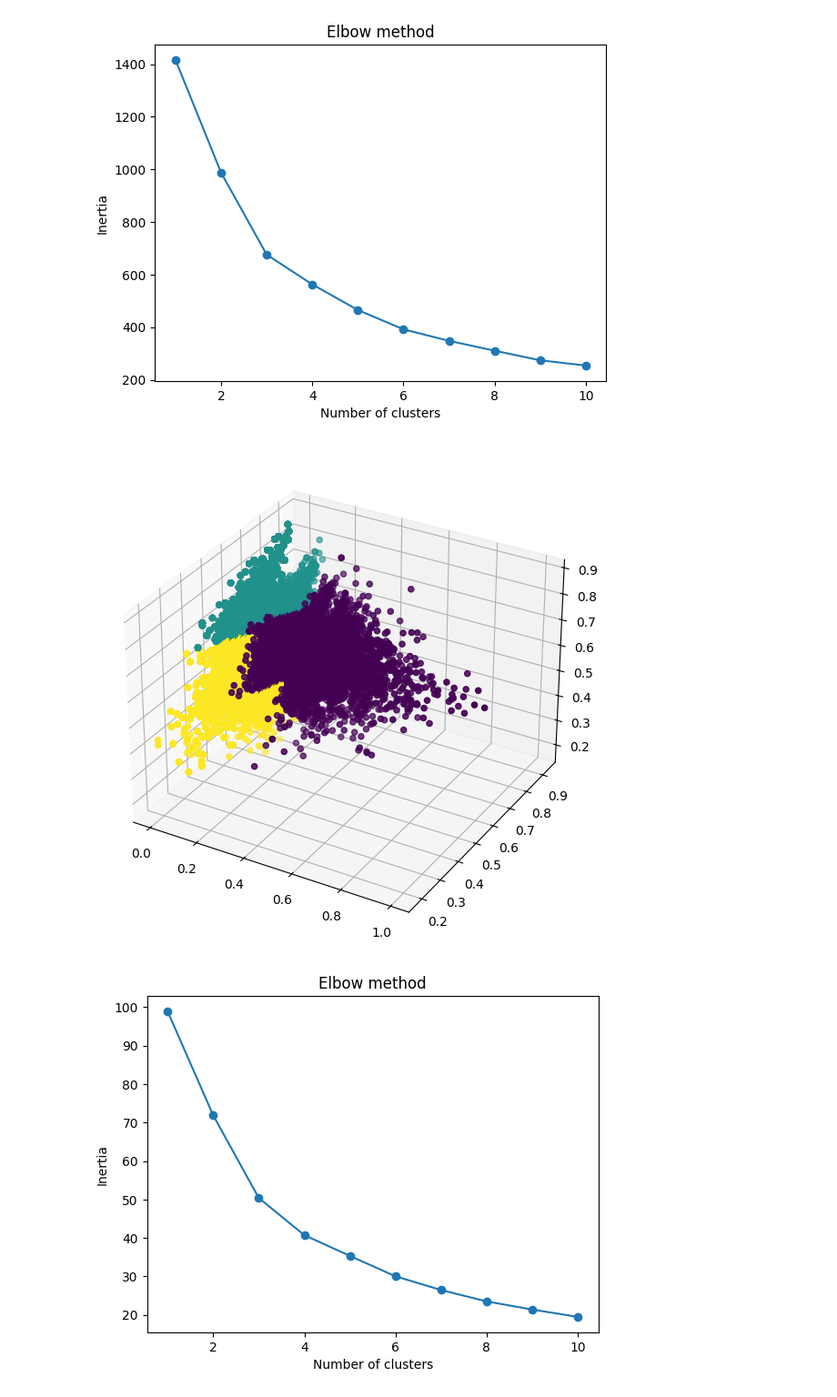
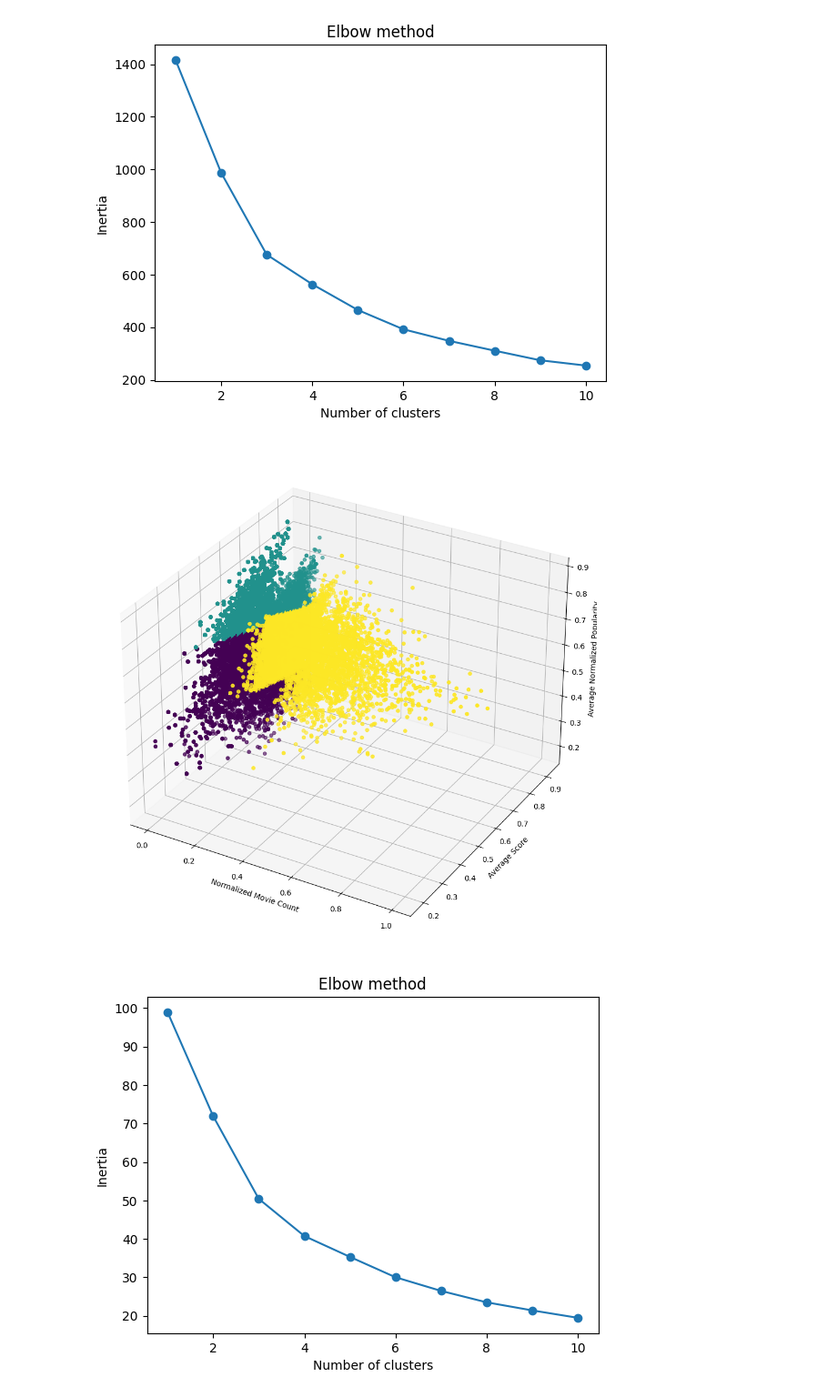
Before and after one commit to XiaoyingChen924/Movie_Popularity_Analysis, a Jupyter notebook: actor_director_preprocseeing.ipynb, the cells around one changed output. Shown at 91% size. Drawn from its saved outputs; the diff is of its cells as text; code cells hidden in the pictures.

```diff
--- a/actor_director_preprocseeing.ipynb
+++ b/actor_director_preprocseeing.ipynb
@@ -176,24 +176,21 @@ plt.show()
 # %%
 kmeans = KMeans(n_clusters=3)
 kmeans.fit(data)
 label = kmeans.labels_
 
-fig = plt.figure(figsize = (10, 7))
+fig = plt.figure(figsize = (12, 12))
 ax = plt.axes(projection ="3d")
 
 # Creating plot
-# x axis movie_count, y axis avg_score, z axis avg nor popularity
-ax.scatter3D(actor_df["nor_movie_count"], actor_df["avg_score"] , actor_df["avg_nor_popularity"], c=label) # , actor_df["avg_popularity"]
+ax.scatter3D(actor_df["nor_movie_count"], actor_df["avg_score"] , actor_df["avg_nor_popularity"], c=label)
 
-#plt.figure(figsize=(10, 7))
-#plt.scatter(actor_df["num_of_movie"], actor_df["avg_score"], c=label, marker='o')
-
-# plt.scatter(actor_df["num_of_movie"], actor_df["avg_score"], marker=label)
-# plt.show()
+ax.set_xlabel('Normalized Movie Count')
+ax.set_ylabel('Average Score')
+ax.set_zlabel('Average Normalized Popularity')
 
 df = pd.DataFrame({'ClusterLabel': label})
 df_comb = pd.concat([actor_df,df], axis=1, join='inner')
 df_comb.to_csv('actor.csv', index=False)
 # %% [output]
-[figure, old version]
+[figure, new version]
 # %%
```
Also changed, not shown: parts of 11 cells of this notebook, 4 other files.
